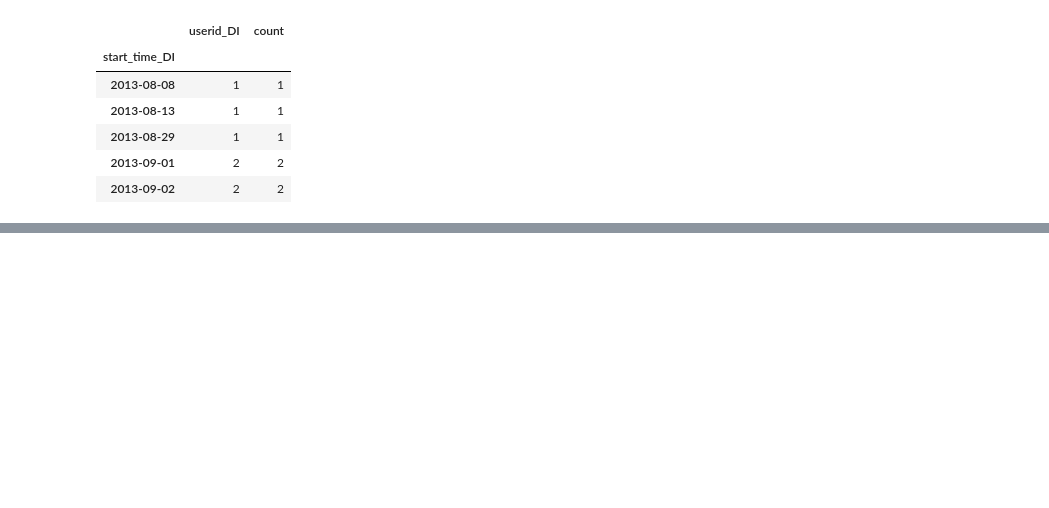
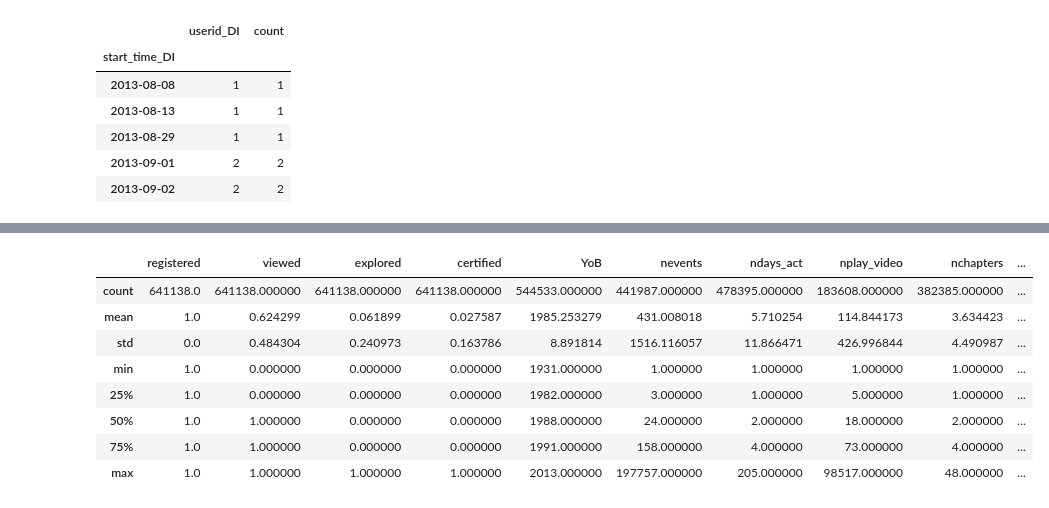
Before and after one commit to seokyeongheo/learninganalytics-study, a Jupyter notebook: Week 2_2(python).ipynb, the cells around one changed output, grey strips where cells are left out. Drawn from its saved outputs; the diff is of its cells as text; code cells hidden in the pictures; blank space fills up the shorter version.

```diff
--- a/Week 2_2(python).ipynb
+++ b/Week 2_2(python).ipynb
@@ -121,0 +165,12 @@ D2.groupby('start_time_DI').count().tail()
+# %%
+D1.describe()
+# %% [output]
+|  | registered | viewed | explored | certified | YoB | nevents | ndays_act | nplay_video | nchapters | ... |
+| count | 641138.0 | 641138.000000 | 641138.000000 | 641138.000000 | 544533.000000 | 441987.000000 | 478395.000000 | 183608.000000 | 382385.000000 | ... |
+| mean | 1.0 | 0.624299 | 0.061899 | 0.027587 | 1985.253279 | 431.008018 | 5.710254 | 114.844173 | 3.634423 | ... |
+| std | 0.0 | 0.484304 | 0.240973 | 0.163786 | 8.891814 | 1516.116057 | 11.866471 | 426.996844 | 4.490987 | ... |
+| min | 1.0 | 0.000000 | 0.000000 | 0.000000 | 1931.000000 | 1.000000 | 1.000000 | 1.000000 | 1.000000 | ... |
+| 25% | 1.0 | 0.000000 | 0.000000 | 0.000000 | 1982.000000 | 3.000000 | 1.000000 | 5.000000 | 1.000000 | ... |
+| 50% | 1.0 | 1.000000 | 0.000000 | 0.000000 | 1988.000000 | 24.000000 | 2.000000 | 18.000000 | 2.000000 | ... |
+| 75% | 1.0 | 1.000000 | 0.000000 | 0.000000 | 1991.000000 | 158.000000 | 4.000000 | 73.000000 | 4.000000 | ... |
+| max | 1.0 | 1.000000 | 1.000000 | 1.000000 | 2013.000000 | 197757.000000 | 205.000000 | 98517.000000 | 48.000000 | ... |
```
Also changed, not shown: parts of 10 cells of this notebook.
